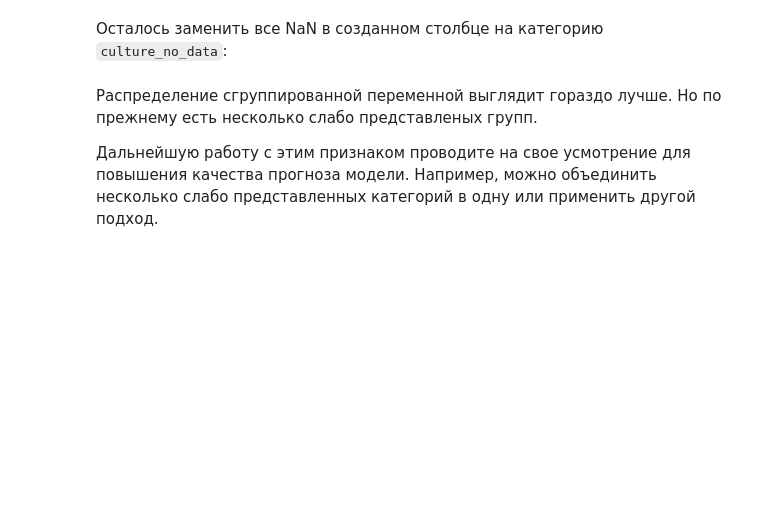
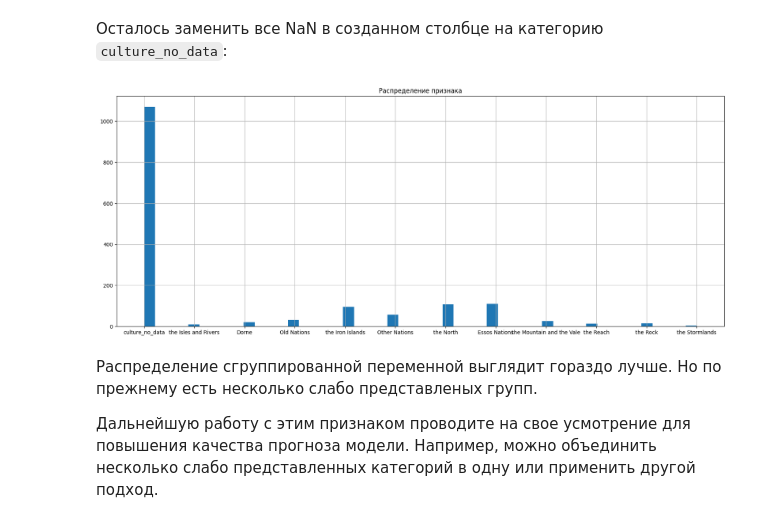
Before and after one commit to bbalandin/Trial, a Jupyter notebook: week_01_ml_intro/Homework/hw_1_game_of_thrones.ipynb, the cells around one changed output. Drawn from its saved outputs; the diff is of its cells as text; code cells hidden in the pictures; blank space fills up the shorter version.

```diff
--- a/week_01_ml_intro/Homework/hw_1_game_of_thrones.ipynb
+++ b/week_01_ml_intro/Homework/hw_1_game_of_thrones.ipynb
@@ -253,4 +254,4 @@ data
 | 1556 | 1557 | Melara Hetherspoon | NaN | 0 | NaN | 264.0 | NaN | NaN | NaN | House Hetherspoon | ... | ... |
 1557 rows × 29 columns
 # %%
-data.drop('age', axis=1)
+data = data.drop('age', axis=1)
@@ -393,3 +378,15 @@ data['culture_grouped'] = data['culture'].str.lower().map(cultures_grouped_inver
+# %%
+data['culture_grouped'] = data['culture_grouped'].fillna('culture_no_data')
+# %%
+data = data.drop('culture', axis=1)
+# %%
+# построим распределение признака culture_grouped
+data['culture_grouped'].hist(figsize=(21, 8), bins=50)
+plt.title('Распределение признака')
+plt.show()
+# видно конечно, что распределение стало лучше, но всё равно очень много пропущенных значений
+# %% [output]
+[figure, added]
 # %% [markdown]
 Распределение сгруппированной переменной выглядит гораздо лучше. Но по прежнему есть несколько слабо представленых групп.
 
```
Also changed, not shown: parts of 24 cells of this notebook.
